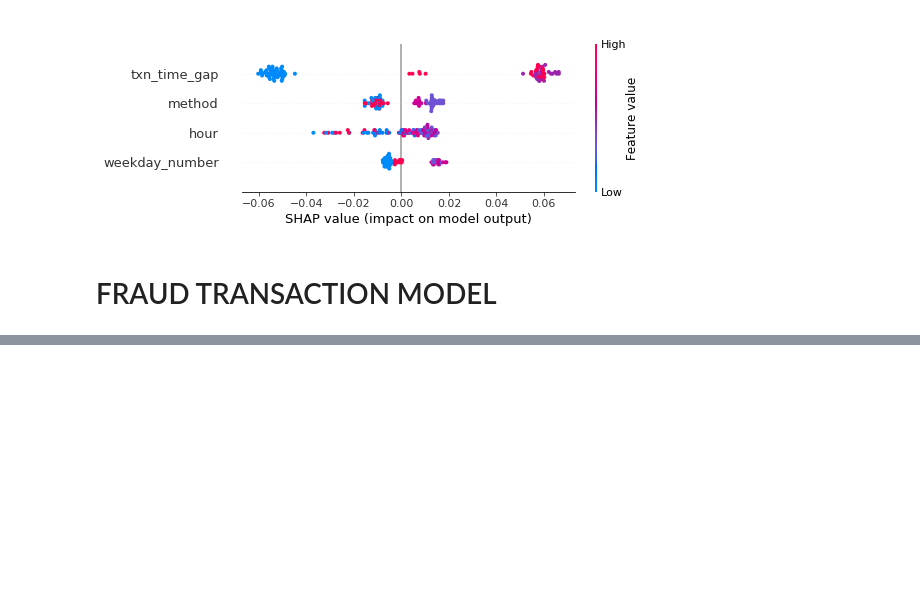
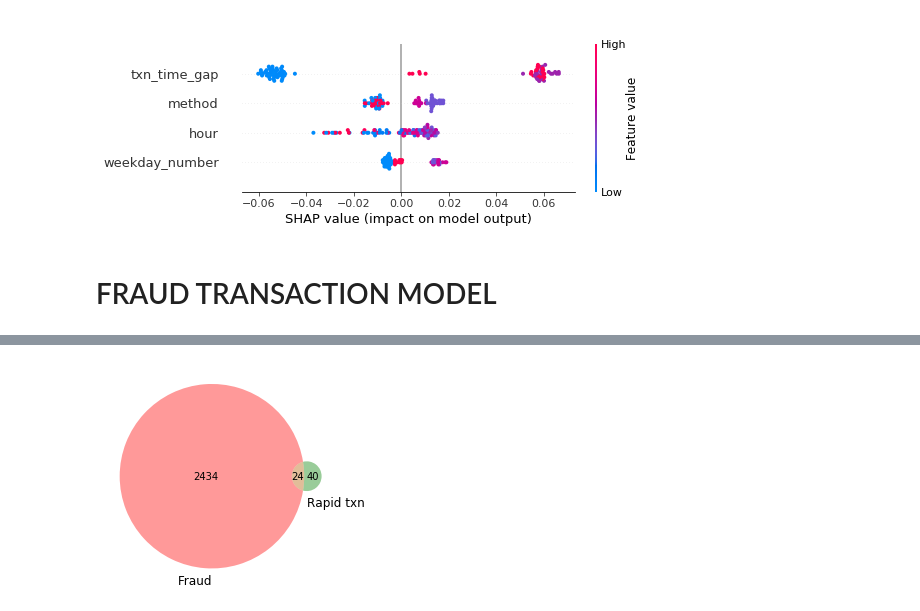
Before and after one commit to natuhvnh/kobizo_task, a Jupyter notebook: model.ipynb, the cells around one changed output, grey strips where cells are left out. Saved outputs shown, nothing was run; the diff lists cells and outputs as text; code cells hidden in the pictures; blank space fills up the shorter version.

```diff
--- a/model.ipynb
+++ b/model.ipynb
@@ -169,0 +237,14 @@ with open('model/rapid_transaction_model.pkl', 'wb') as file:
+# %%
+set1 = set(df[df.fraud == -1]['txn_id'].tolist())
+set2 = set(df_rapid_txn[df_rapid_txn.rapid_transaction == -1]['txn_id'].tolist())
+# Calculate overlaps
+intersection = set1 & set2
+only_in_list1 = set1 - set2
+only_in_list2 = set2 - set1
+# Create Venn diagram
+venn = venn2([set1, set2], set_labels=('Fraud', 'Rapid txn'))
+# Customize colors and text
+# Add title and show
+plt.show()
+# %% [output]
+[figure, added]
```
Also changed, not shown: parts of 10 cells of this notebook, 1 other file.
